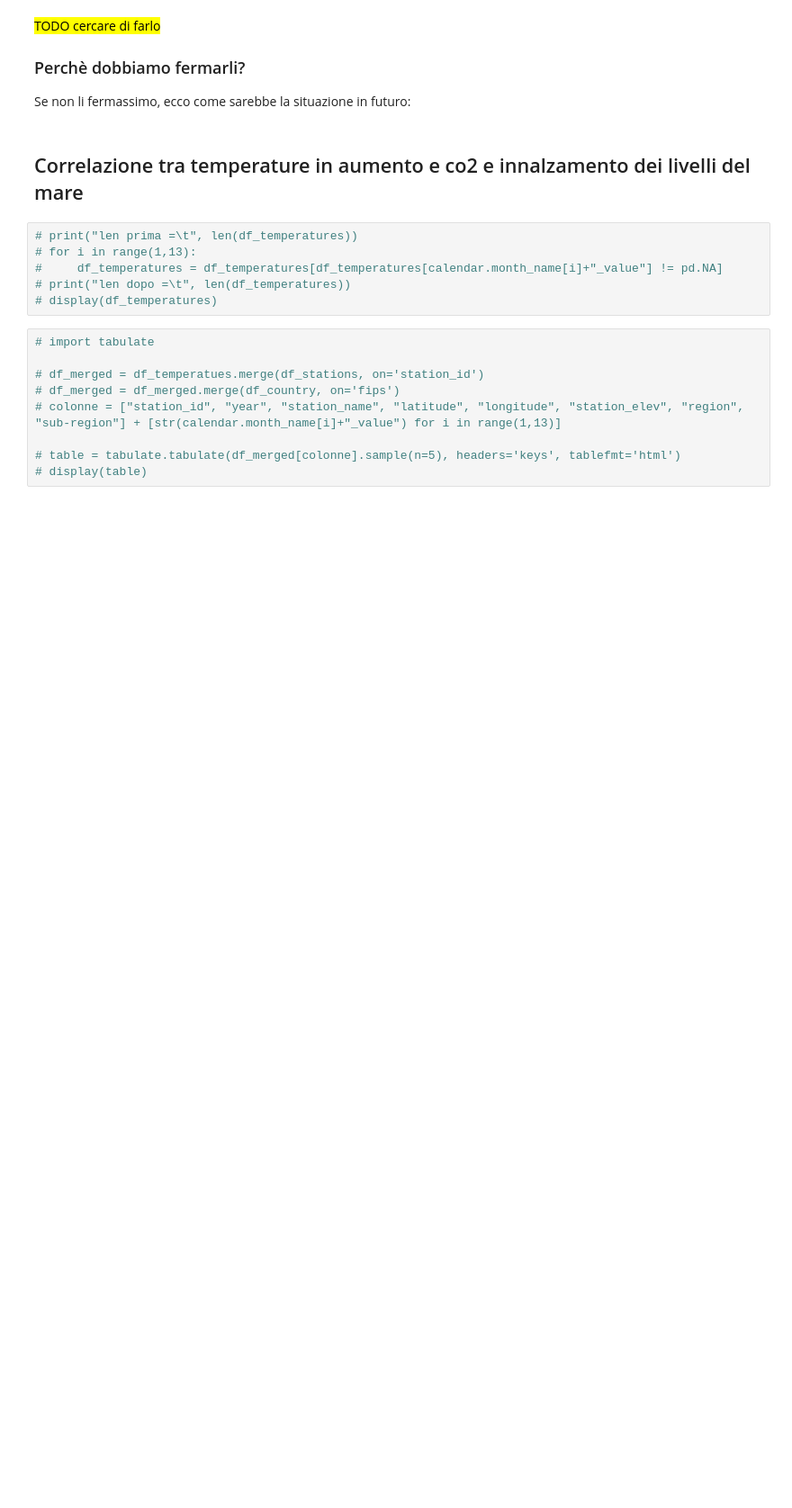
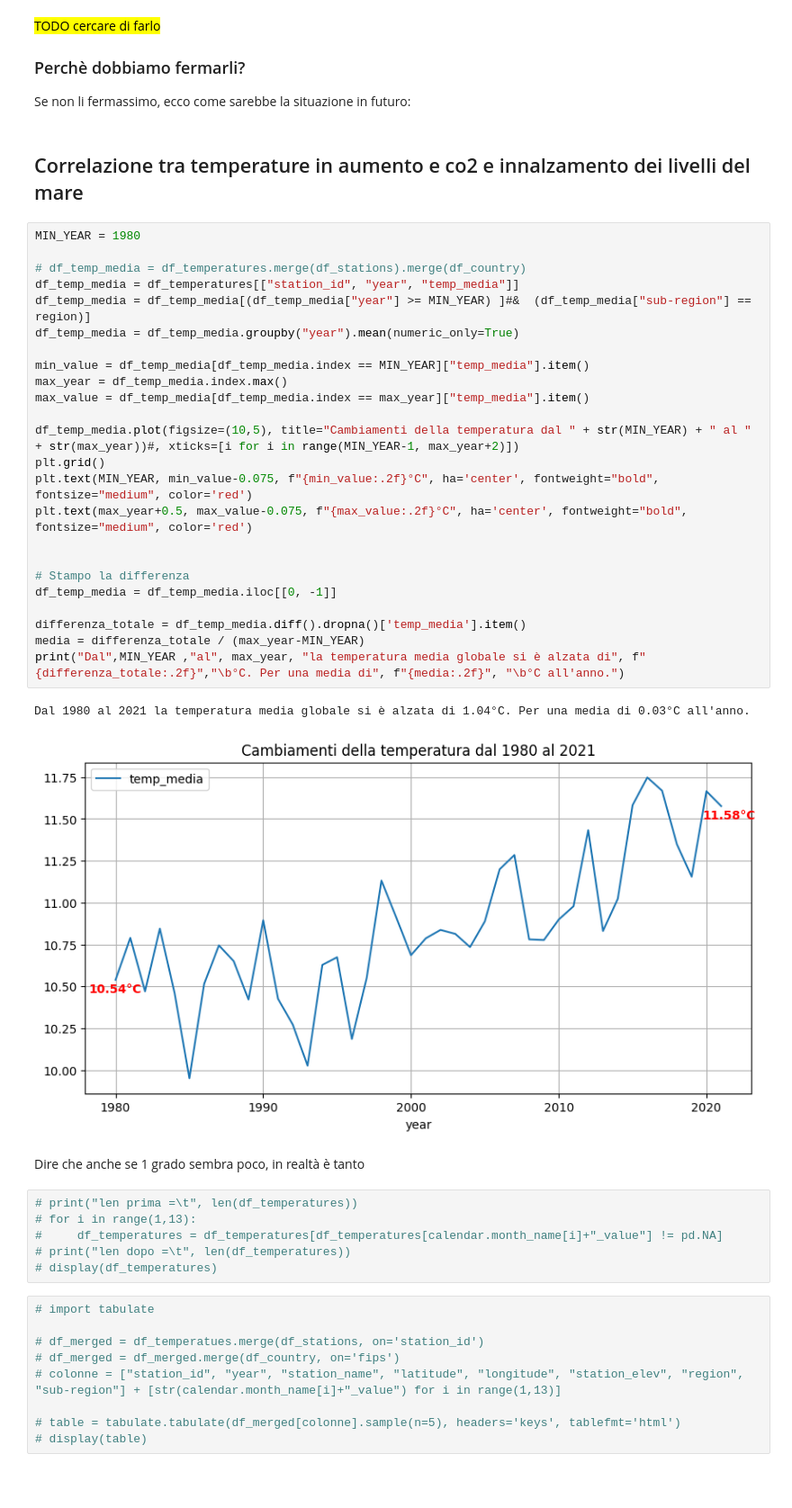
Before and after one commit to ElenaCurti/big-data, a Jupyter notebook: Attivita_03_DataAnalytics/file.ipynb, the cells around one changed output. Shown at 90% size. Cells and saved outputs as stored; diff of their text form; blank space fills up the shorter version.

```diff
--- a/Attivita_03_DataAnalytics/file.ipynb
+++ b/Attivita_03_DataAnalytics/file.ipynb
@@ -480,6 +483,35 @@ Dal 1993 al 2021 i livelli del mare si sono alzati di 84.64 mm. Per una media di
 Se non li fermassimo, ecco come sarebbe la situazione in futuro:
 # %% [markdown]
 ## Correlazione tra temperature in aumento e co2 e innalzamento dei livelli del mare
+# %%
+MIN_YEAR = 1980
+
+# df_temp_media = df_temperatures.merge(df_stations).merge(df_country)
+df_temp_media = df_temperatures[["station_id", "year", "temp_media"]]
+df_temp_media = df_temp_media[(df_temp_media["year"] >= MIN_YEAR) ]#&  (df_temp_media["sub-region"] == region)]
+df_temp_media = df_temp_media.groupby("year").mean(numeric_only=True)
+
+min_value = df_temp_media[df_temp_media.index == MIN_YEAR]["temp_media"].item()
+max_year = df_temp_media.index.max()
+max_value = df_temp_media[df_temp_media.index == max_year]["temp_media"].item()
+
+df_temp_media.plot(figsize=(10,5), title="Cambiamenti della temperatura dal " + str(MIN_YEAR) + " al " + str(max_year))#, xticks=[i for i in range(MIN_YEAR-1, max_year+2)])
+plt.grid()
+plt.text(MIN_YEAR, min_value-0.075, f"{min_value:.2f}°C", ha='center', fontweight="bold", fontsize="medium", color='red')
+plt.text(max_year+0.5, max_value-0.075, f"{max_value:.2f}°C", ha='center', fontweight="bold", fontsize="medium", color='red')
+
+
+# Stampo la differenza
+df_temp_media = df_temp_media.iloc[[0, -1]]
+
+differenza_totale = df_temp_media.diff().dropna()['temp_media'].item()
+media = differenza_totale / (max_year-MIN_YEAR)
+print("Dal",MIN_YEAR ,"al", max_year, "la temperatura media globale si è alzata di", f"{differenza_totale:.2f}","\b°C. Per una media di", f"{media:.2f}", "\b°C all'anno.")
+# %% [output]
+Dal 1980 al 2021 la temperatura media globale si è alzata di 1.04°C. Per una media di 0.03°C all'anno.
+[figure, added]
+# %% [markdown]
+Dire che anche se 1 grado sembra poco, in realtà è tanto
 # %%
 # print("len prima =\t", len(df_temperatures))
 # for i in range(1,13):
```
Also changed, not shown: parts of 6 cells of this notebook, 1 other file.
